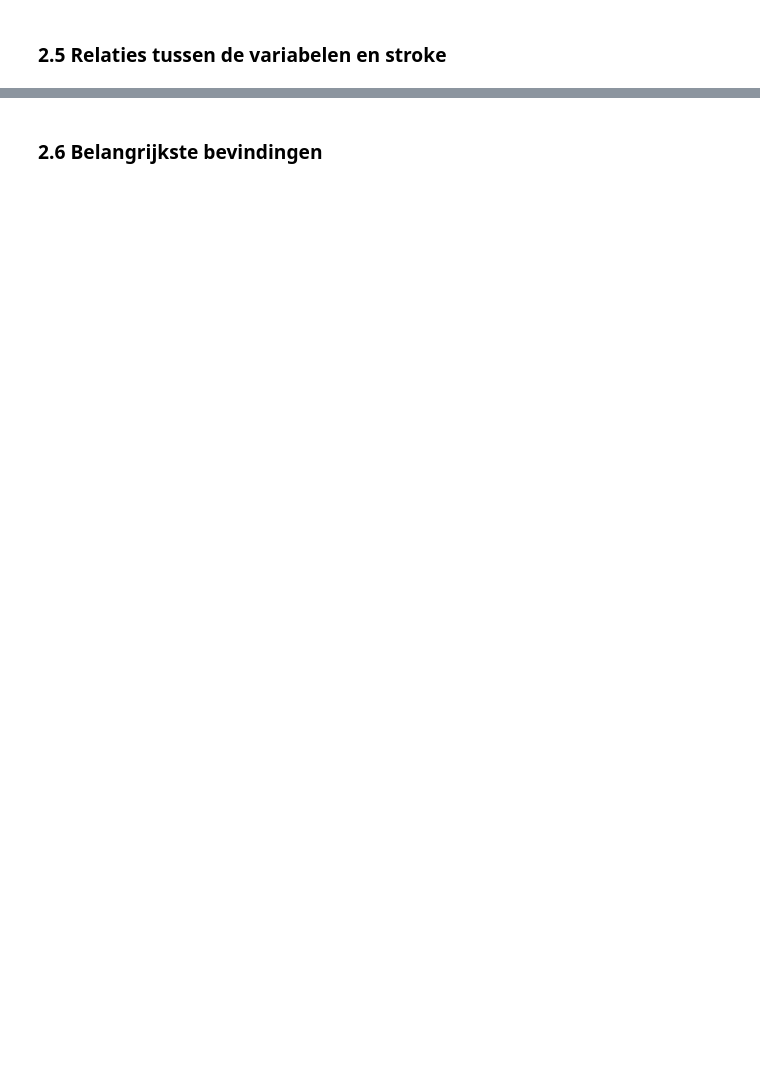
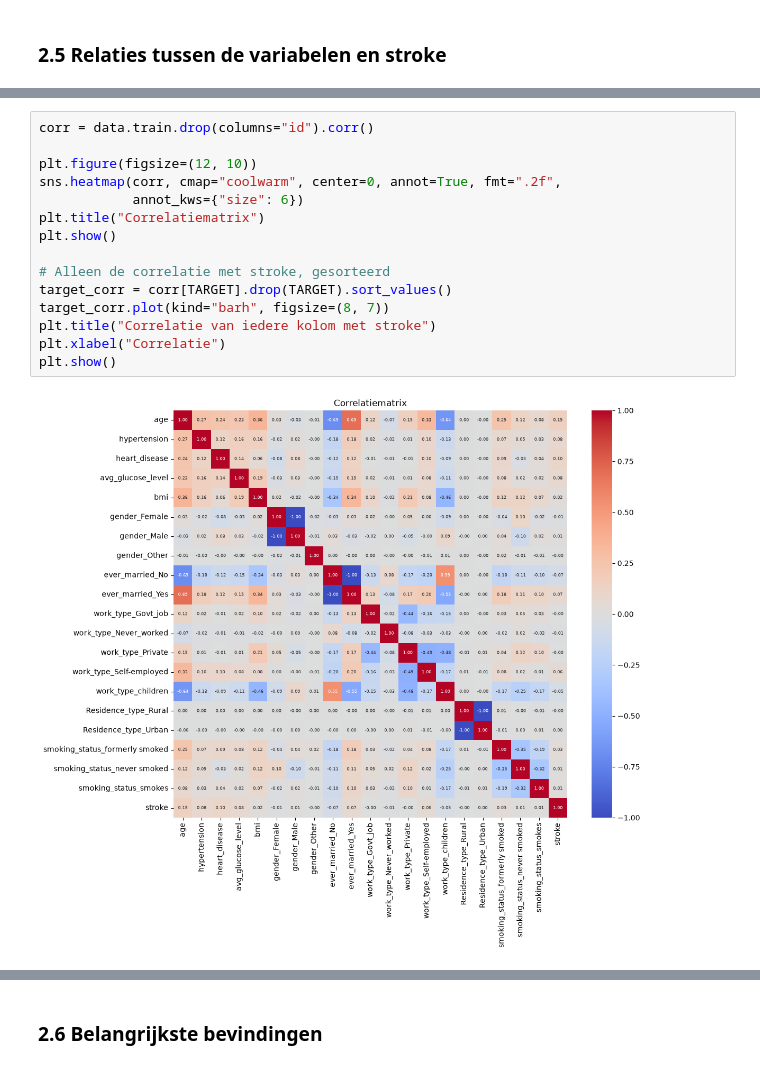
Before and after one commit to rabpie/26-27-Machine-Learning-groep-6, a Jupyter notebook: ML-Voorspel herseninfarct.ipynb, the cells around one changed output, grey strips where cells are left out. Saved outputs shown, nothing was run; the diff lists cells and outputs as text; blank space fills up the shorter version.

```diff
--- a/ML-Voorspel herseninfarct.ipynb
+++ b/ML-Voorspel herseninfarct.ipynb
@@ -97,0 +445,17 @@ submission: (8388, 2)
+# %%
+corr = data.train.drop(columns="id").corr()
+
+plt.figure(figsize=(12, 10))
+sns.heatmap(corr, cmap="coolwarm", center=0, annot=True, fmt=".2f",
+            annot_kws={"size": 6})
+plt.title("Correlatiematrix")
+plt.show()
+
+# Alleen de correlatie met stroke, gesorteerd
+target_corr = corr[TARGET].drop(TARGET).sort_values()
+target_corr.plot(kind="barh", figsize=(8, 7))
+plt.title("Correlatie van iedere kolom met stroke")
+plt.xlabel("Correlatie")
+plt.show()
+# %% [output]
+[figure, added]
```
Also changed, not shown: parts of 17 cells of this notebook.
